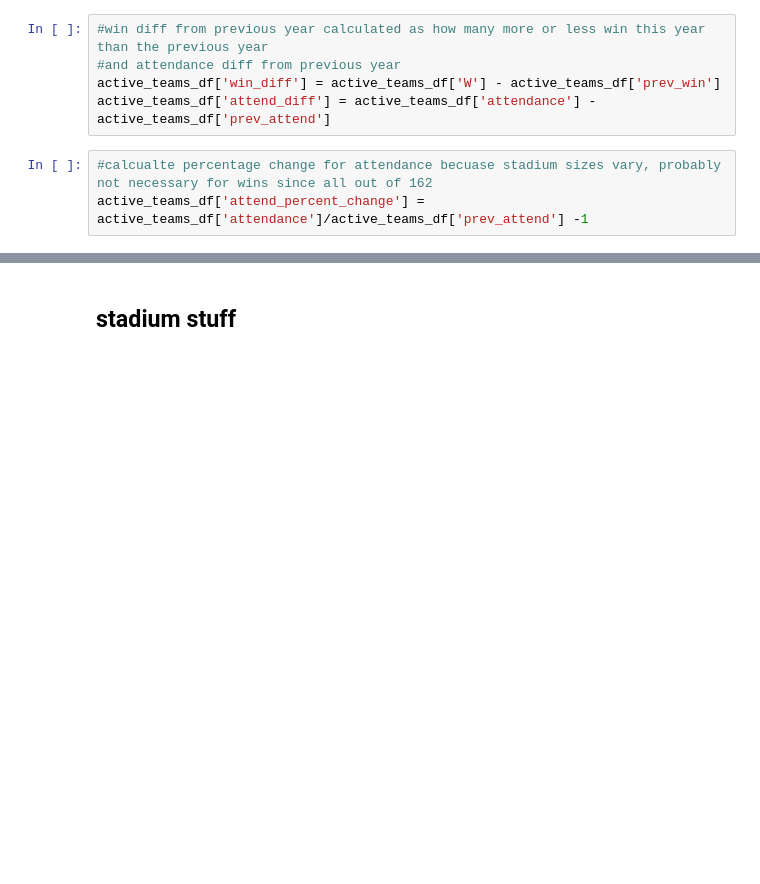
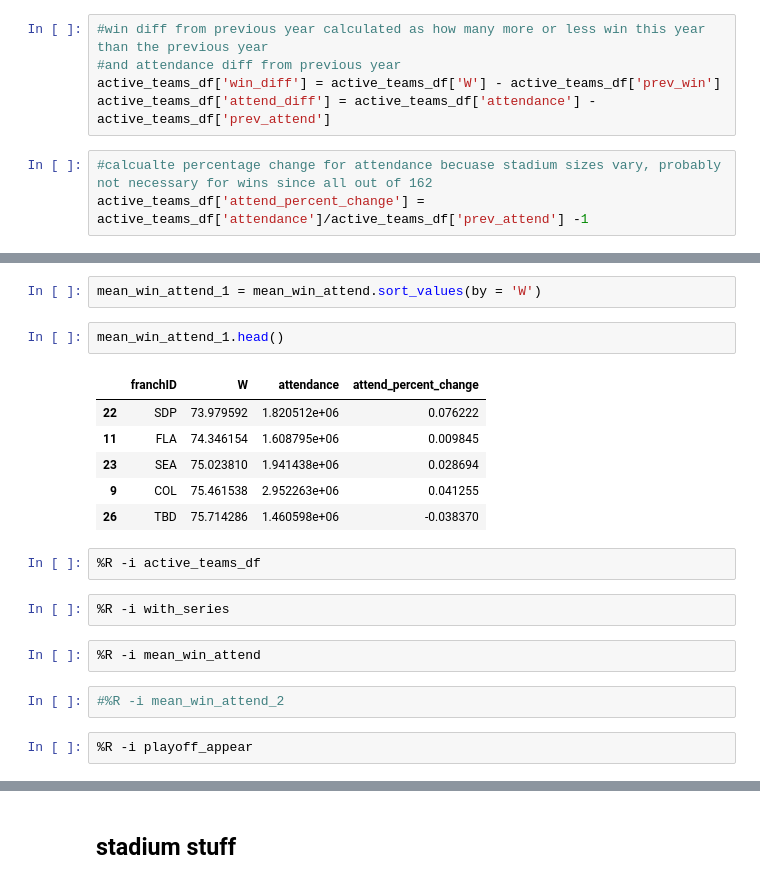
Before and after one commit to alan-flint/MLB-Visualization, a Jupyter notebook: code/rushil_historical_sandbox.ipynb, the cells around one changed output, grey strips where cells are left out. Cells and saved outputs as stored; diff of their text form; blank space fills up the shorter version.

```diff
--- a/code/rushil_historical_sandbox.ipynb
+++ b/code/rushil_historical_sandbox.ipynb
@@ -158,0 +134,21 @@ active_teams_df.loc[active_teams_df.yearID == 1969]
+# %%
+mean_win_attend_1 = mean_win_attend.sort_values(by = 'W')
+# %%
+mean_win_attend_1.head()
+# %% [output]
+|  | franchID | W | attendance | attend_percent_change |
+| 22 | SDP | 73.979592 | 1.820512e+06 | 0.076222 |
+| 11 | FLA | 74.346154 | 1.608795e+06 | 0.009845 |
+| 23 | SEA | 75.023810 | 1.941438e+06 | 0.028694 |
+| 9 | COL | 75.461538 | 2.952263e+06 | 0.041255 |
+| 26 | TBD | 75.714286 | 1.460598e+06 | -0.038370 |
+# %%
+%R -i active_teams_df
+# %%
+%R -i with_series
+# %%
+%R -i mean_win_attend
+# %%
+#%R -i mean_win_attend_2
+# %%
+%R -i playoff_appear
```
Also changed, not shown: parts of 10 cells of this notebook.
